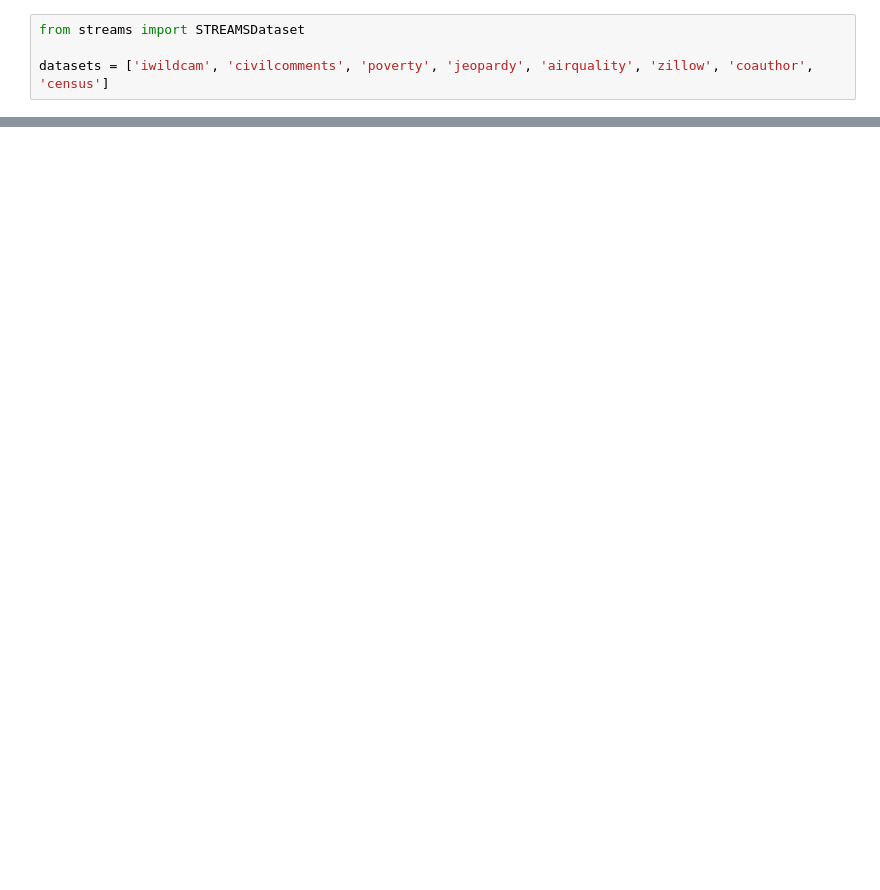
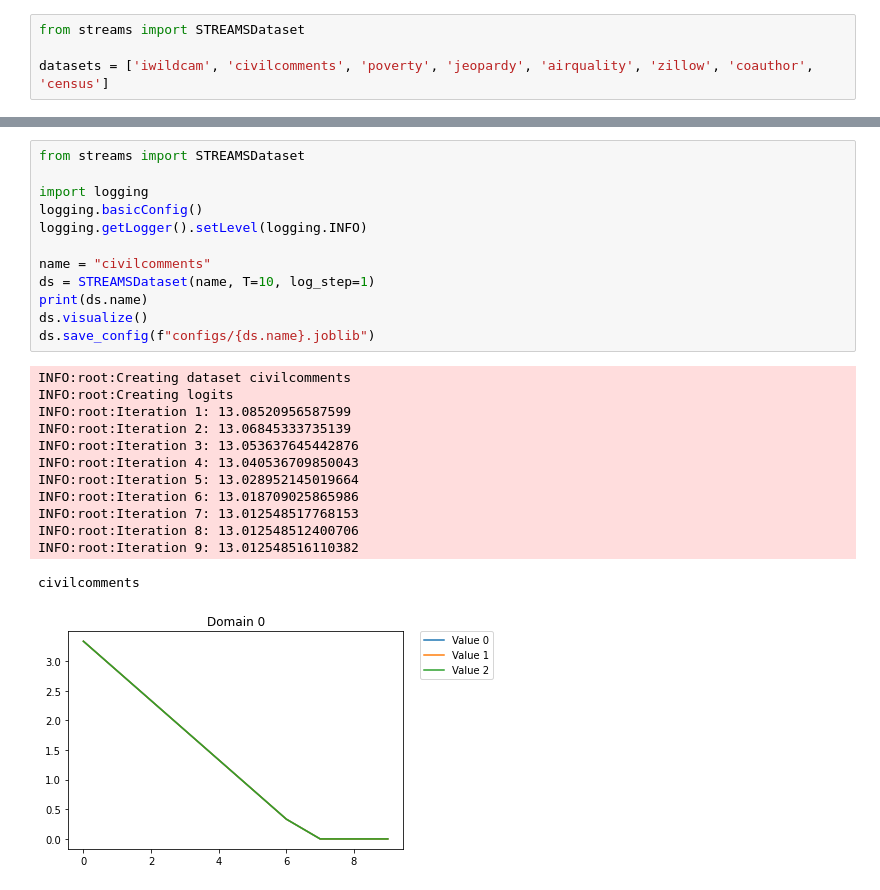
Before and after one commit to shreyashankar/streams, a Jupyter notebook: compute_orders.ipynb, the cells around one changed output, grey strips where cells are left out. Drawn from its saved outputs; the diff is of its cells as text; blank space fills up the shorter version.

```diff
--- a/compute_orders.ipynb
+++ b/compute_orders.ipynb
@@ -22,0 +68,26 @@ SolverError: Solver 'ECOS' failed. Try another solver, or solve with verbose=Tru
+# %%
+from streams import STREAMSDataset
+
+import logging
+logging.basicConfig()
+logging.getLogger().setLevel(logging.INFO)
+
+name = "civilcomments"
+ds = STREAMSDataset(name, T=10, log_step=1)
+print(ds.name)
+ds.visualize()
+ds.save_config(f"configs/{ds.name}.joblib")
+# %% [output]
+INFO:root:Creating dataset civilcomments
+INFO:root:Creating logits
+INFO:root:Iteration 1: 13.08520956587599
+INFO:root:Iteration 2: 13.06845333735139
+INFO:root:Iteration 3: 13.053637645442876
+INFO:root:Iteration 4: 13.040536709850043
+INFO:root:Iteration 5: 13.028952145019664
+INFO:root:Iteration 6: 13.018709025865986
+INFO:root:Iteration 7: 13.012548517768153
+INFO:root:Iteration 8: 13.012548512400706
+INFO:root:Iteration 9: 13.012548516110382
+civilcomments
+[figure, added]
```
Also changed, not shown: parts of 2 cells of this notebook, 2 other files.
